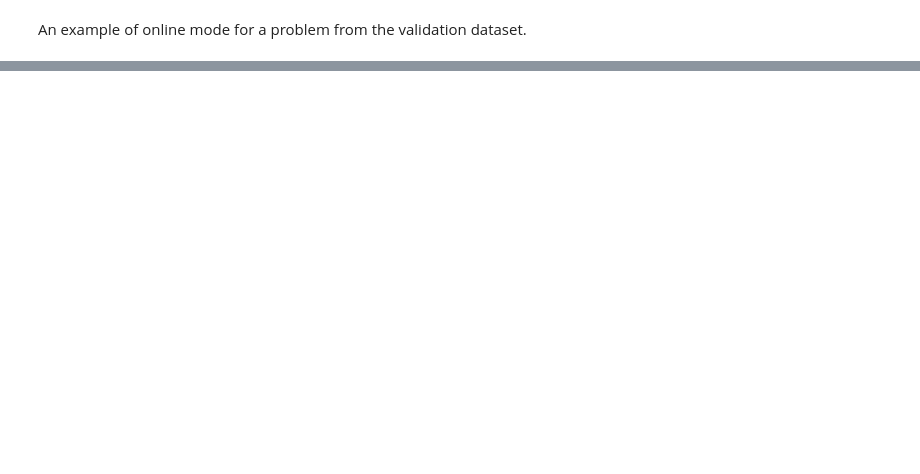
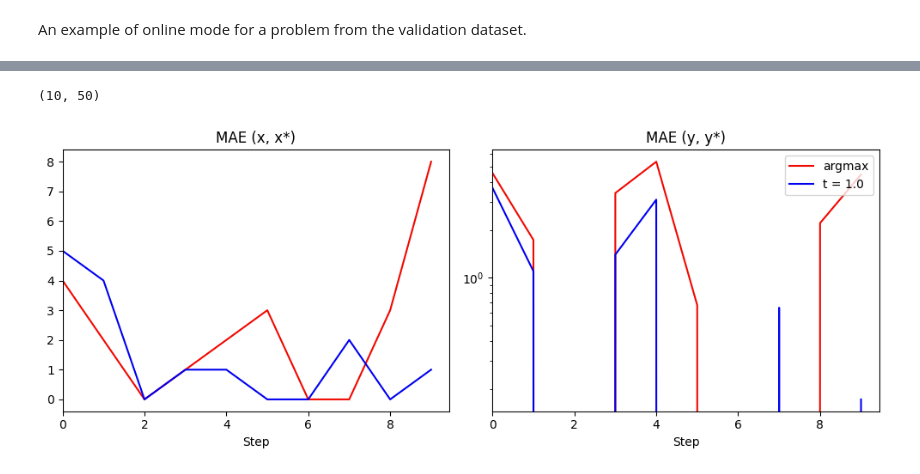
Before and after one commit to anabatsh/GreyBoxDPTOptimizer, a Jupyter notebook: notebooks/test.ipynb, the cells around one changed output, grey strips where cells are left out. Drawn from its saved outputs; the diff is of its cells as text; code cells hidden in the pictures; blank space fills up the shorter version.

```diff
--- a/notebooks/test.ipynb
+++ b/notebooks/test.ipynb
@@ -32,0 +35,9 @@ val_online_dataset = dl["val_dataloaders"][1].dataset
+# %%
+config = model.config
+config["batch_size"] = 1024
+datamodule = ProblemDataModule(config)
+datamodule.setup()
+
+train_offline_dataset = datamodule.train_dataloader().dataset
+val_offline_dataset = datamodule.val_dataloader().dataset
+val_online_dataset = datamodule.test_dataloader().dataset
@@ -33,7 +68,7 @@ val_online_dataset = dl["val_dataloaders"][1].dataset
 # %%
 def online_inference(model):
     tester = L.Trainer(logger=False, precision=config["precision"])
-    test_dataloader = dl["val_dataloaders"][1]
+    test_dataloader = datamodule.test_dataloader()
 
     # check out two strategies of online inference:
     # - where a predicted action is the argmax of a predicted distribution
@@ -99,9 +164,9 @@ An example of online mode for a problem from the validation dataset.
 # one may choose a strategy
 # model.config["do_sample"] = False
 # model.config["temperature"] = 0.0
-model.config["do_sample"] = True
+model.config["do_sample"] = False
 model.config["temperature"] = 1.0
 
-sample, outputs, predictions, metrics = run(model, val_online_dataset[0])
-print_sample(sample, print_ta=False, print_fm=True)
+sample, outputs, predictions, metrics = run(model, val_online_dataset[0], n_steps=50)
+print_sample(sample, print_ta=True, print_fm=True)
 print_metrics(metrics)
@@ -107,0 +240,35 @@ print_metrics(metrics)
+# %%
+np.vstack(res[0][ 'MAE(all y, y*)']).shape
+# %% [output]
+(10, 50)
+# %%
+res = online_inference_dataset(model, val_online_dataset, list(range(10)))
+# %%
+from matplotlib import colormaps as cm
+
+fig, axes = plt.subplots(1, 2, figsize=(10, 4))
+
+axes[0].set_title('MAE (x, x*)')
+axes[1].set_title('MAE (y, y*)')
+
+cmap = cm.get_cmap('jet')
+color_list = [cmap(c) for c in np.linspace(0.1, 0.9, len(res))[::-1]]
+for results, c in zip(res, color_list):
+    label = f't = {results["temperature"]}' if results["do_sample"] else 'argmax'
+    axes[0].plot(results["MAE(all x, x*)"], c=c)
+    axes[1].plot(results["MAE(all y, y*)"], c=c, label=f'{label}')
+    # print(label)
+    # print(f'MAE(best x, x*) = {results["MAE(best x, x*)"]}')
+    # print(f'MAE(best y, y*) = {results["MAE(best y, y*)"]}')
+    # print()
+
+for ax in axes:
+    ax.set_xlim(0, None)
+    ax.set_xlabel('Step')
+axes[1].set_yscale('log')
+axes[1].legend(loc=1)
+
+plt.tight_layout()
+plt.show()
+# %% [output]
+[figure, added]
```
Also changed, not shown: parts of 12 cells of this notebook, 11 other files.
